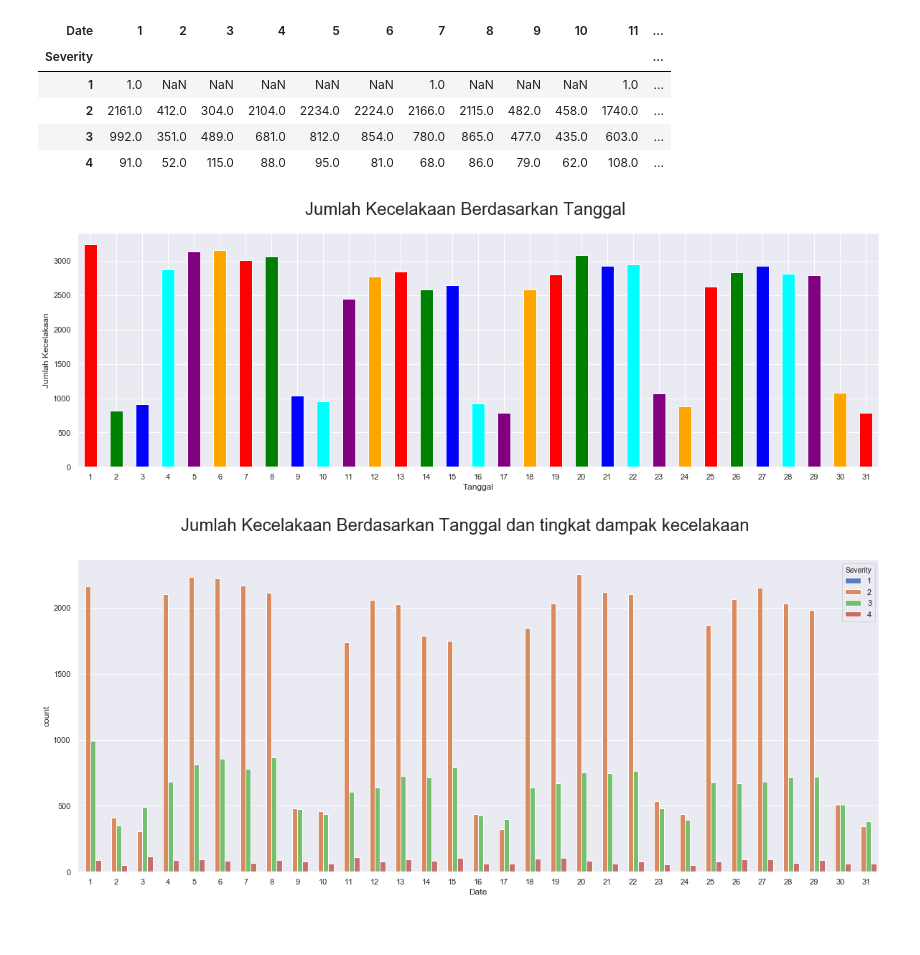
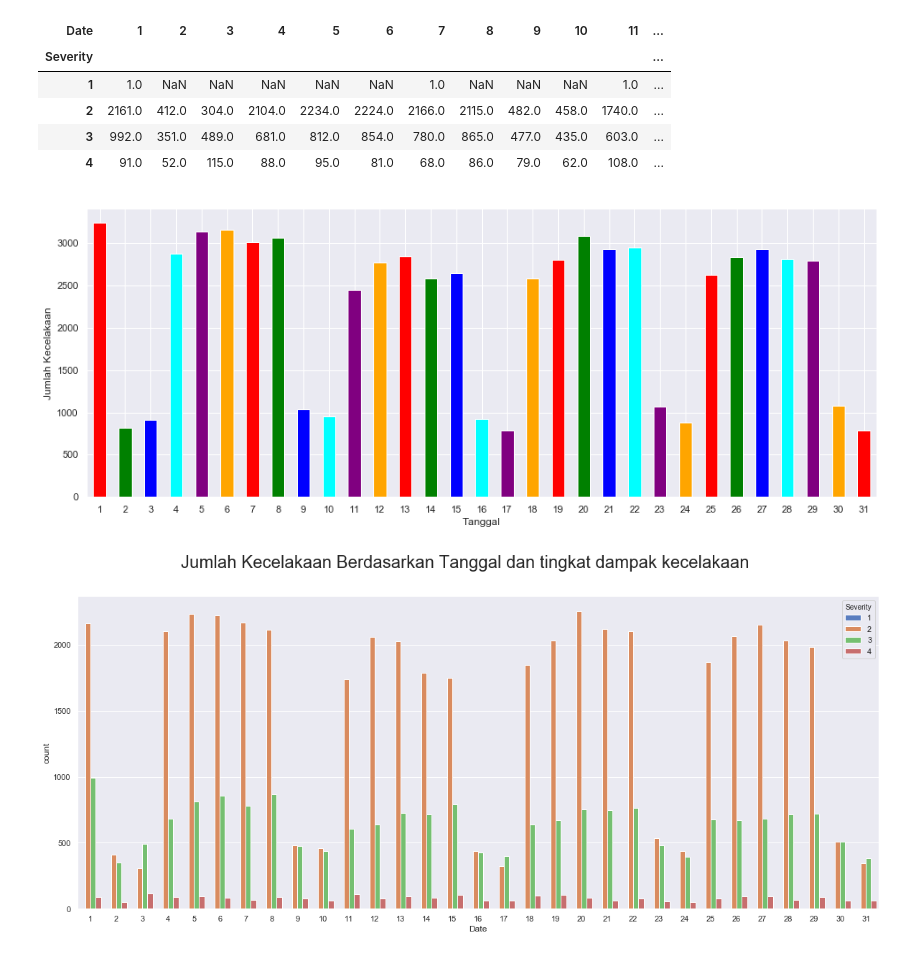
Before and after one commit to maftuhm/UAS-kapita-selekta-komputasi, a Jupyter notebook: UAS KAPITA SELEKTA KOMPUTASI.ipynb, the cells around one changed output. Saved outputs shown, nothing was run; the diff lists cells and outputs as text; code cells hidden in the pictures; blank space fills up the shorter version.

```diff
--- a/UAS KAPITA SELEKTA KOMPUTASI.ipynb
+++ b/UAS KAPITA SELEKTA KOMPUTASI.ipynb
@@ -142,7 +142,7 @@ See the caveats in the documentation: http://pandas.pydata.org/pandas-docs/stabl
 column_drop = ['Unnamed: 0', "ID", "Source", "TMC",
                "Start_Lat", "Start_Lng", "End_Lat", "End_Lng",
                "Description", "Number", "Zipcode", "Country",
-               "Timezone", "Airport_Code", "Weather_Timestamp",
+               "Timezone", "Airport_Code", "Weather_Timestamp", "Wind_Direction",
                'Sunrise_Sunset', 'Civil_Twilight', 'Nautical_Twilight', 'Astronomical_Twilight']
 data.drop(column_drop, axis=1, inplace=True)
 data.dtypes
@@ -509,16 +508,16 @@ data.groupby(["Severity", "Date"]).size().unstack()
 | 4 | 91.0 | 52.0 | 115.0 | 88.0 | 95.0 | 81.0 | 68.0 | 86.0 | 79.0 | 62.0 | 108.0 | ... |
 # %%
 color_for_matplotlib = ['red', 'green', 'blue', 'cyan', 'purple', 'orange']
-plt.figure(figsize=(20,6))
+plt.figure(figsize=(16,6))
 Date = data['Date'].value_counts().sort_index()
 Date.plot(kind='bar', color=color_for_matplotlib)
-plt.suptitle('Jumlah Kecelakaan Berdasarkan Tanggal', fontsize=24)
 plt.ylabel('Jumlah Kecelakaan')
 plt.xlabel('Tanggal')
 plt.xticks(rotation=0)
+
 plt.show()
 # %% [output]
-[figure, old version]
+[figure, new version]
 # %%
 plt.figure(figsize=(20,8))
 plt.suptitle('Jumlah Kecelakaan Berdasarkan Tanggal dan tingkat dampak kecelakaan', fontsize=24)
```
Also changed, not shown: parts of 19 cells of this notebook.
